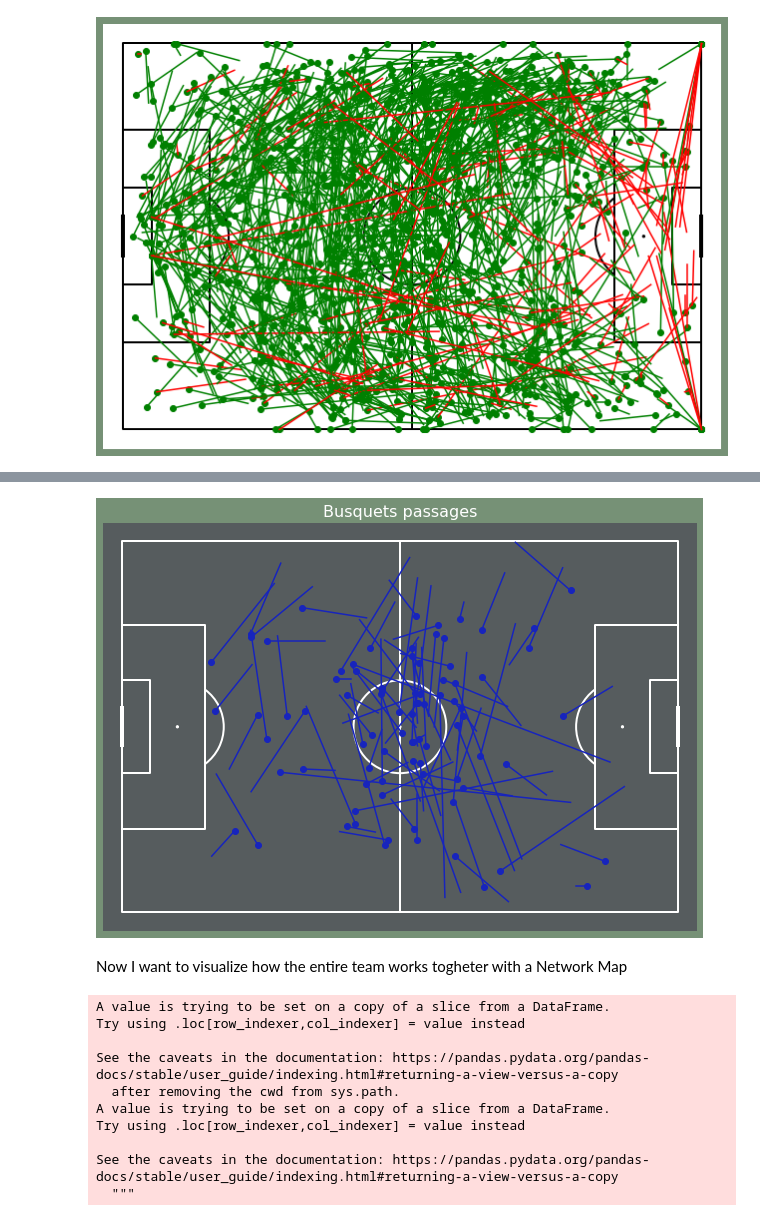
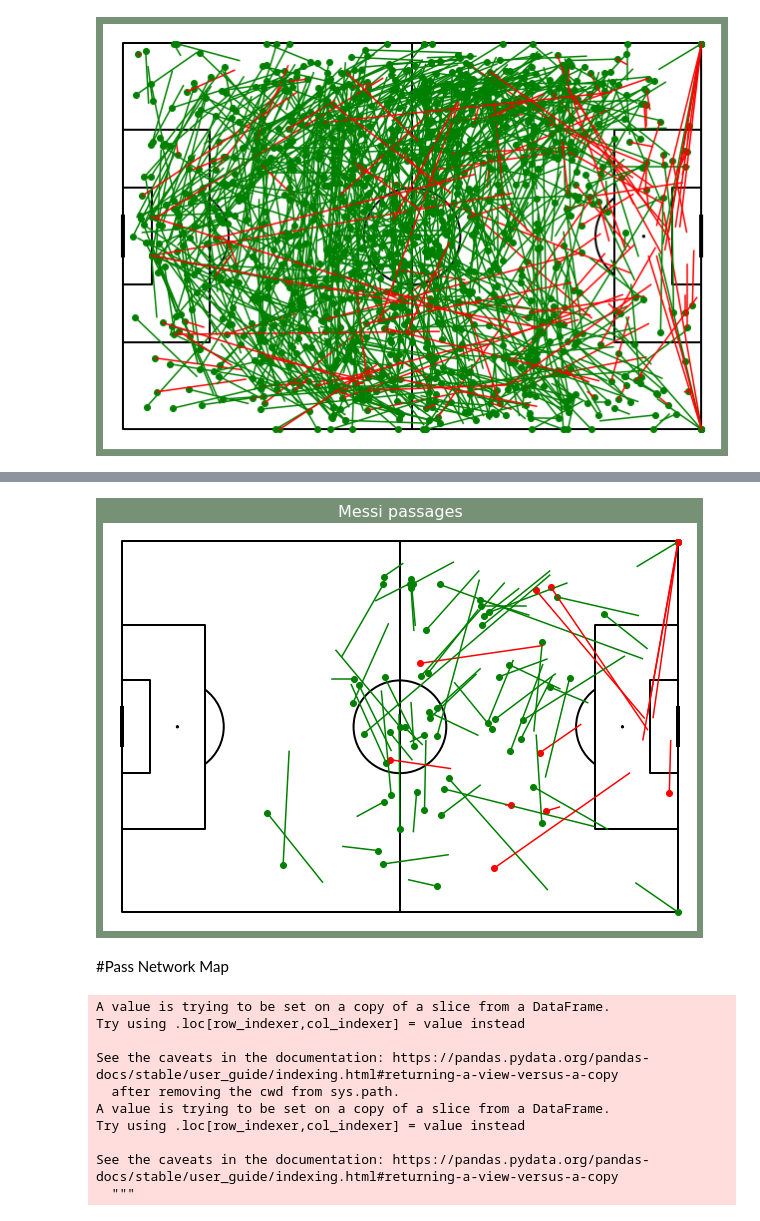
Before and after one commit to gianmarcozironelli/statsbomb_project, a Jupyter notebook: sb_project.ipynb, the cells around one changed output, grey strips where cells are left out. Saved outputs shown, nothing was run; the diff lists cells and outputs as text; code cells hidden in the pictures.

Commit message:
Added the carries heatmap, applied the previous analysis to different players and crossed the 2 graphs obtained.

```diff
--- a/sb_project.ipynb
+++ b/sb_project.ipynb
@@ -430,19 +431,24 @@ Martin Braithwaite Christensen                       4
 Antoine Griezmann                                    1
 Name: player, dtype: int64
 # %%
-pitch = Pitch(pitch_type='statsbomb', pitch_color='#565c5e', line_color='#ffffff')
+pitch = Pitch(pitch_type='statsbomb', pitch_color='#ffffff', line_color='#000000')
 fig, ax = pitch.draw(figsize=(12, 6), constrained_layout=True, tight_layout=False)
 fig.set_facecolor('#769176')
 
 for ind in pass_df.index:
-    if pass_df['player'][ind] == 'Sergio Busquets i Burgos':
-         plt.plot((pass_df['xstart'][ind],pass_df['xend'][ind]),(pass_df['ystart'][ind],pass_df['yend'][ind]), color='#1724bd')
-         plt.scatter(pass_df['xstart'][ind],pass_df['ystart'][ind], color='#1724bd')
-         plt.title('Busquets passages',color='white',size=16)
+    if pass_df['player'][ind] == 'Lionel Andrés Messi Cuccittini' and pass_df['pass_outcome'][ind] == 'Complete':
+         plt.plot((pass_df['xstart'][ind],pass_df['xend'][ind]),(pass_df['ystart'][ind],pass_df['yend'][ind]), color='green')
+         plt.scatter(pass_df['xstart'][ind],pass_df['ystart'][ind], color='green')
+
+    if pass_df['player'][ind] == 'Lionel Andrés Messi Cuccittini' and pass_df['pass_outcome'][ind] == 'Incomplete':
+         plt.plot((pass_df['xstart'][ind],pass_df['xend'][ind]),(pass_df['ystart'][ind],pass_df['yend'][ind]), color='red')
+         plt.scatter(pass_df['xstart'][ind],pass_df['ystart'][ind], color='red')
+
+    plt.title('Messi passages',color='white',size=16)
 # %% [output]
-[figure, old version]
+[figure, new version]
-# %% [markdown]
-Now I want to visualize how the entire team works togheter with a Network Map
+# %% [markdown]
+#Pass Network Map
 # %%
 #creating the df
 barca_pass_df = pass_df[pass_df['team']=='Barcelona']
```
Also changed, not shown: parts of 11 cells of this notebook.
